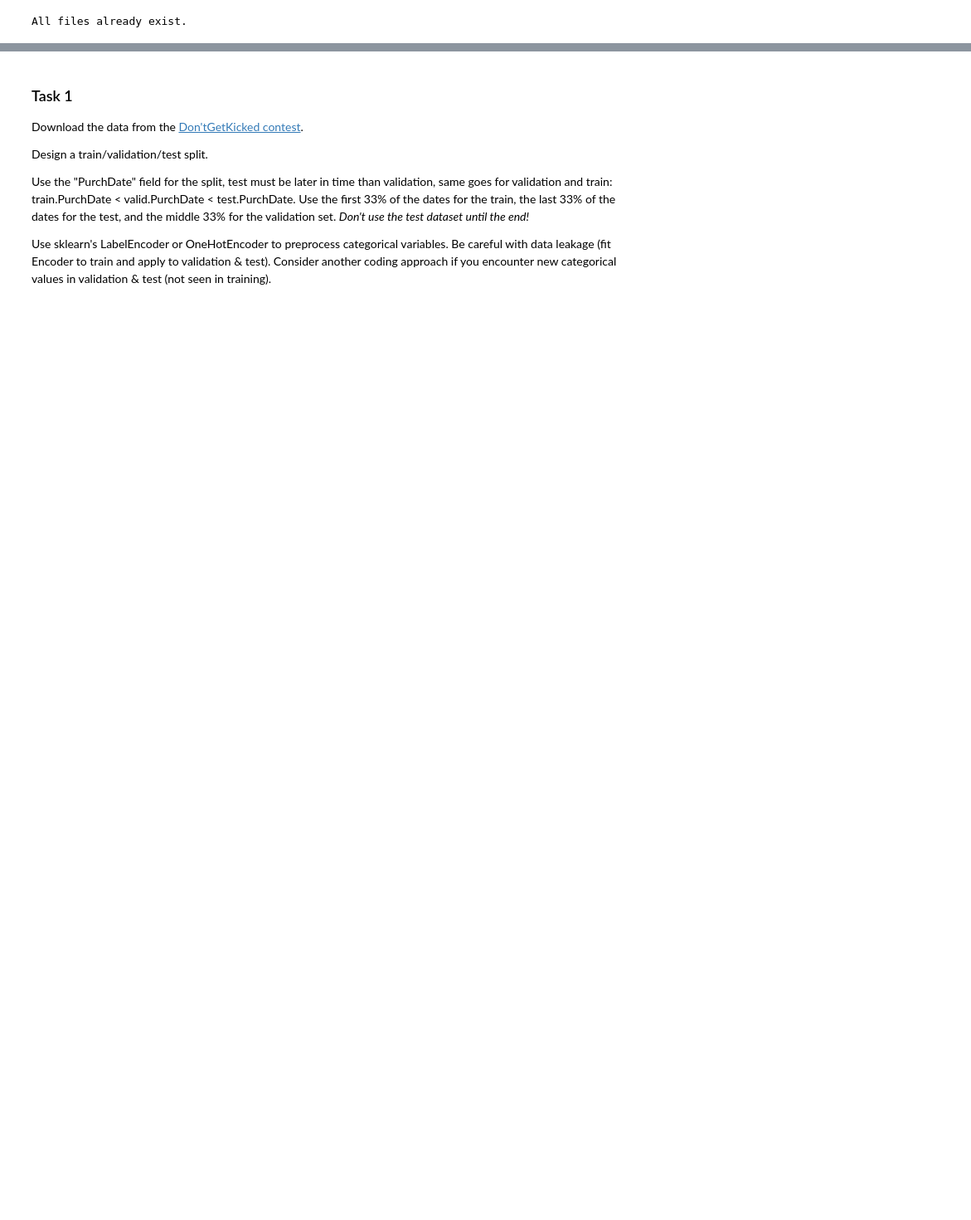
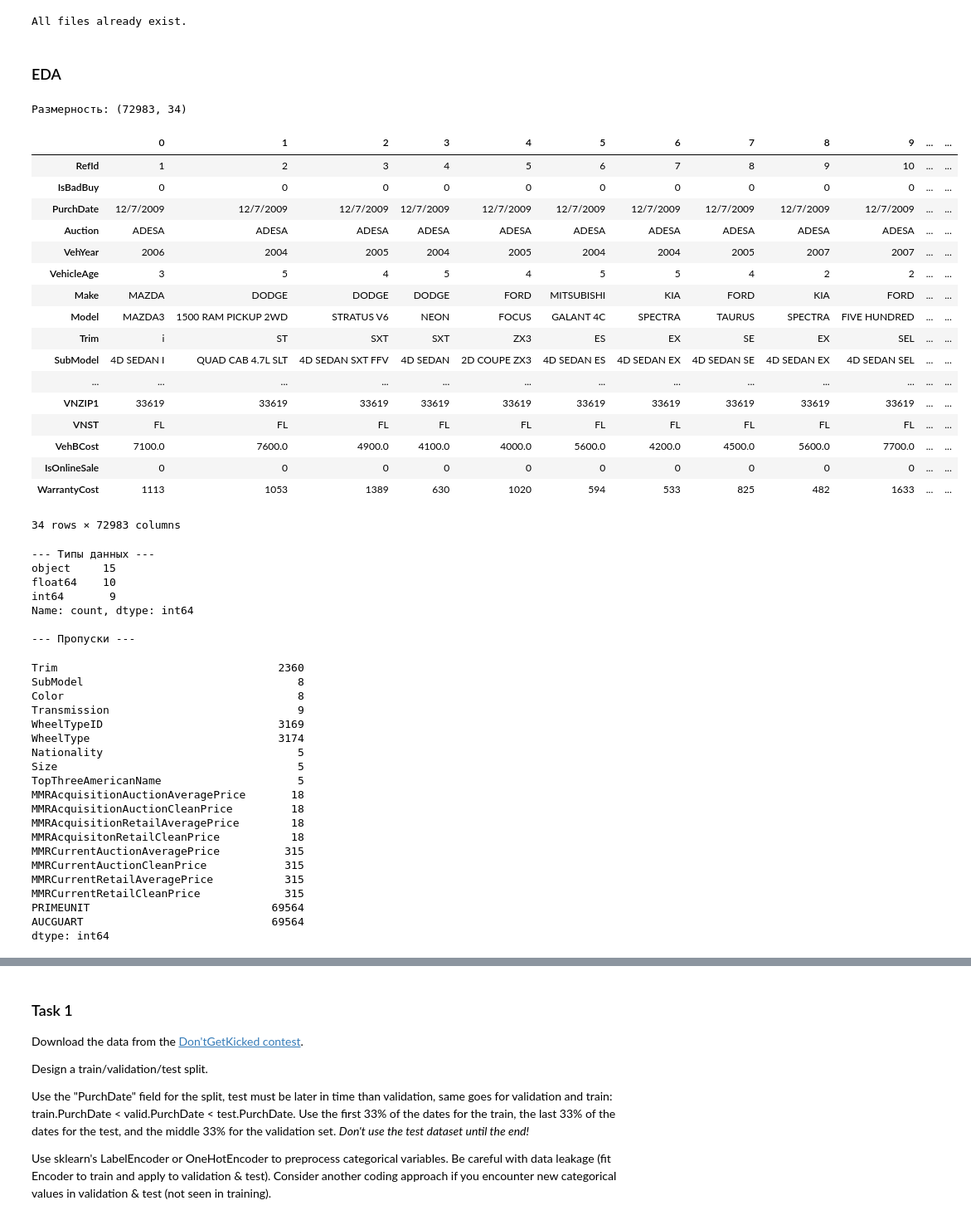
Before and after one commit to VadimGushchin/binary-mlp-from-scratch, a Jupyter notebook: src/ML8.ipynb, the cells around one changed output, grey strips where cells are left out. Shown at 83% size. Cells and saved outputs as stored; diff of their text form; code cells hidden in the pictures; blank space fills up the shorter version.

```diff
--- a/src/ML8.ipynb
+++ b/src/ML8.ipynb
@@ -35,3 +35,66 @@ optuna.logging.set_verbosity(optuna.logging.WARNING)
 
 pd.set_option("display.max_colwidth", 500)
 pd.set_option("display.width", 1000)
+# %% [markdown]
+### EDA
+# %%
+# ----------------------------------------------------------------------
+# 1. Загрузка и первичный анализ
+# ----------------------------------------------------------------------
+df = pd.read_csv("./data/training.csv")
+print("Размерность:", df.shape)
+display(df.T)
+
+print("\n--- Типы данных ---")
+print(df.dtypes.value_counts())
+
+print("\n--- Пропуски ---")
+missing = df.isnull().sum()
+display(missing[missing > 0])
+# %% [output]
+Размерность: (72983, 34)
+|  | 0 | 1 | 2 | 3 | 4 | 5 | 6 | 7 | 8 | 9 | ... | ... |
+| RefId | 1 | 2 | 3 | 4 | 5 | 6 | 7 | 8 | 9 | 10 | ... | ... |
+| IsBadBuy | 0 | 0 | 0 | 0 | 0 | 0 | 0 | 0 | 0 | 0 | ... | ... |
+| PurchDate | 12/7/2009 | 12/7/2009 | 12/7/2009 | 12/7/2009 | 12/7/2009 | 12/7/2009 | 12/7/2009 | 12/7/2009 | 12/7/2009 | 12/7/2009 | ... | ... |
+| Auction | ADESA | ADESA | ADESA | ADESA | ADESA | ADESA | ADESA | ADESA | ADESA | ADESA | ... | ... |
+| VehYear | 2006 | 2004 | 2005 | 2004 | 2005 | 2004 | 2004 | 2005 | 2007 | 2007 | ... | ... |
+| VehicleAge | 3 | 5 | 4 | 5 | 4 | 5 | 5 | 4 | 2 | 2 | ... | ... |
+| Make | MAZDA | DODGE | DODGE | DODGE | FORD | MITSUBISHI | KIA | FORD | KIA | FORD | ... | ... |
+| Model | MAZDA3 | 1500 RAM PICKUP 2WD | STRATUS V6 | NEON | FOCUS | GALANT 4C | SPECTRA | TAURUS | SPECTRA | FIVE HUNDRED | ... | ... |
+| Trim | i | ST | SXT | SXT | ZX3 | ES | EX | SE | EX | SEL | ... | ... |
+| SubModel | 4D SEDAN I | QUAD CAB 4.7L SLT | 4D SEDAN SXT FFV | 4D SEDAN | 2D COUPE ZX3 | 4D SEDAN ES | 4D SEDAN EX | 4D SEDAN SE | 4D SEDAN EX | 4D SEDAN SEL | ... | ... |
+| ... | ... | ... | ... | ... | ... | ... | ... | ... | ... | ... | ... | ... |
+| VNZIP1 | 33619 | 33619 | 33619 | 33619 | 33619 | 33619 | 33619 | 33619 | 33619 | 33619 | ... | ... |
+| VNST | FL | FL | FL | FL | FL | FL | FL | FL | FL | FL | ... | ... |
+| VehBCost | 7100.0 | 7600.0 | 4900.0 | 4100.0 | 4000.0 | 5600.0 | 4200.0 | 4500.0 | 5600.0 | 7700.0 | ... | ... |
+| IsOnlineSale | 0 | 0 | 0 | 0 | 0 | 0 | 0 | 0 | 0 | 0 | ... | ... |
+| WarrantyCost | 1113 | 1053 | 1389 | 630 | 1020 | 594 | 533 | 825 | 482 | 1633 | ... | ... |
+34 rows × 72983 columns
+--- Типы данных ---
+object     15
+float64    10
+int64       9
+Name: count, dtype: int64
+
+--- Пропуски ---
+Trim                                  2360
+SubModel                                 8
+Color                                    8
+Transmission                             9
+WheelTypeID                           3169
+WheelType                             3174
+Nationality                              5
+Size                                     5
+TopThreeAmericanName                     5
+MMRAcquisitionAuctionAveragePrice       18
+MMRAcquisitionAuctionCleanPrice         18
+MMRAcquisitionRetailAveragePrice        18
+MMRAcquisitonRetailCleanPrice           18
+MMRCurrentAuctionAveragePrice          315
+MMRCurrentAuctionCleanPrice            315
+MMRCurrentRetailAveragePrice           315
+MMRCurrentRetailCleanPrice             315
+PRIMEUNIT                            69564
+AUCGUART                             69564
+dtype: int64
```
Also changed, not shown: parts of 15 cells of this notebook, 2 other files.
